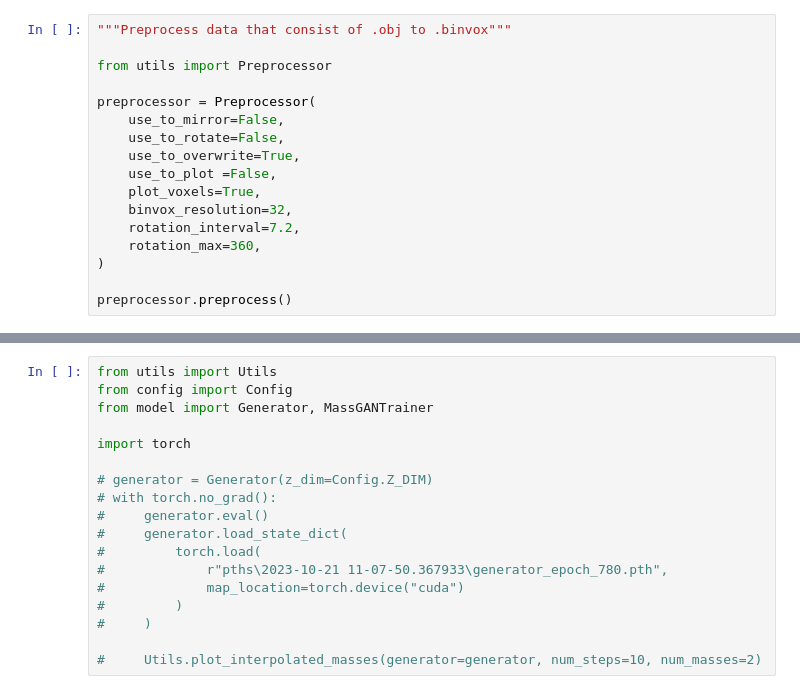
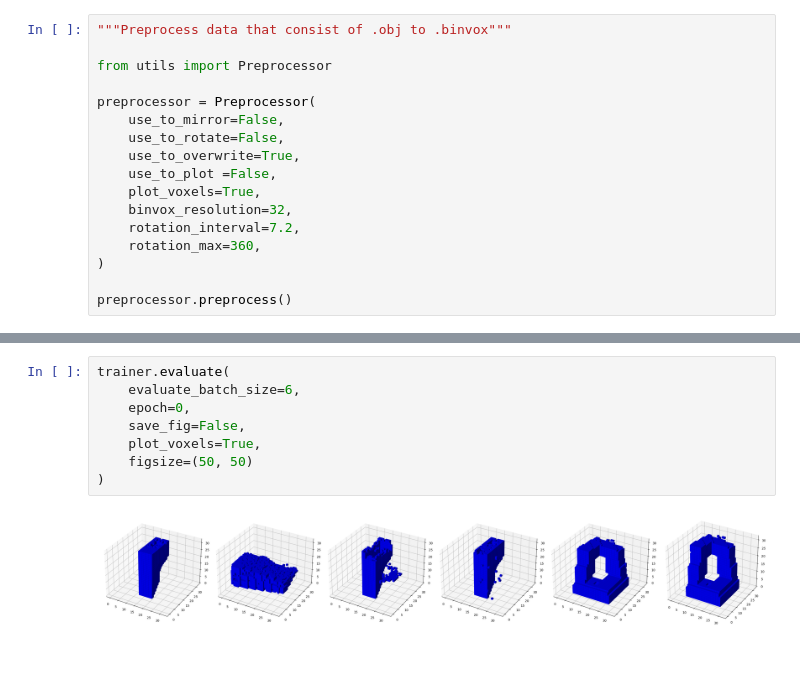
Before and after one commit to PARKCHEOLHEE-lab/gan-exer, a Jupyter notebook: massGAN/massGAN.ipynb, the cells around one changed output, grey strips where cells are left out. Cells and saved outputs as stored; diff of their text form; blank space fills up the shorter version.

```diff
--- a/massGAN/massGAN.ipynb
+++ b/massGAN/massGAN.ipynb
@@ -82,18 +85,10 @@ trainer.train()
-# %%
-from utils import Utils
-from config import Config
-from model import Generator, MassGANTrainer
-
-import torch
-
-# generator = Generator(z_dim=Config.Z_DIM)
-# with torch.no_grad():
-#     generator.eval()
-#     generator.load_state_dict(
-#         torch.load(
-#             r"pths\2023-10-21 11-07-50.367933\generator_epoch_780.pth",
-#             map_location=torch.device("cuda")
-#         )
-#     )
-
-#     Utils.plot_interpolated_masses(generator=generator, num_steps=10, num_masses=2)
+# %%
+trainer.evaluate(
+    evaluate_batch_size=6,
+    epoch=0,
+    save_fig=False,
+    plot_voxels=True,
+    figsize=(50, 50)
+)
+# %% [output]
+[figure, added]
```
Also changed, not shown: parts of 5 cells of this notebook, 3 other files.
